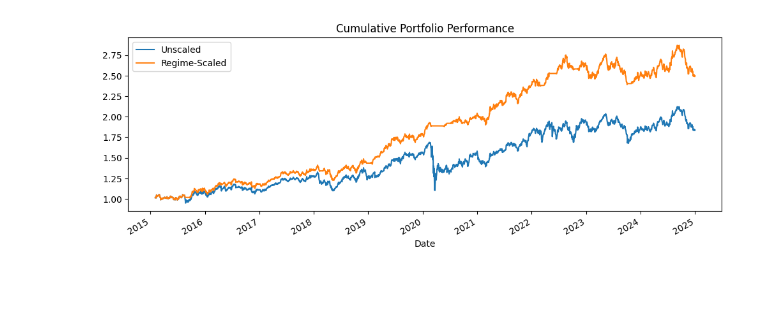
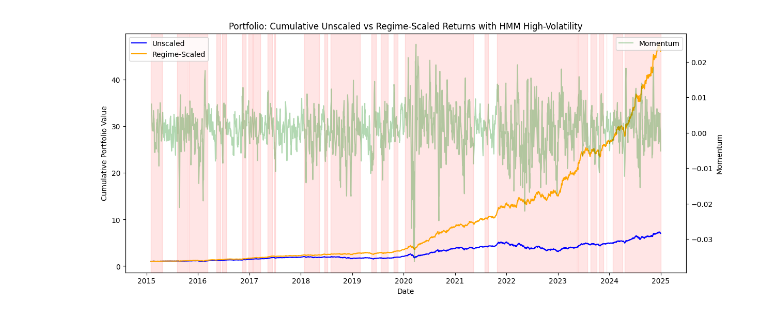
Before and after one commit to xiaojingxx/hmm-mcmc-portfolio, a Jupyter notebook: notebooks/06_backtest.ipynb, the cells around one changed output. Saved outputs shown, nothing was run; the diff lists cells and outputs as text; code cells hidden in the pictures; blank space fills up the shorter version.

```diff
--- a/notebooks/06_backtest.ipynb
+++ b/notebooks/06_backtest.ipynb
@@ -7,7 +7,7 @@ import pandas as pd
 from scripts.backtest.backtest_utils import backtest_portfolio
 # %%
 portfolio = pd.read_csv(
-    "../data/processed/portfolio_returns.csv",
+    "../data/processed/portfolio_hmm.csv",
     index_col=0,
     parse_dates=True
 )
@@ -24,11 +24,91 @@ pd.DataFrame([raw_perf, scaled_perf],
 # %%
+import os
+import glob
+import re
+import pandas as pd
 import matplotlib.pyplot as plt
 
-plt.figure(figsize=(12,4))
-(1 + portfolio.raw_returns).cumprod().plot(label="Unscaled")
-(1 + portfolio.scaled_returns).cumprod().plot(label="Regime-Scaled")
-plt.legend()
-plt.title("Cumulative Portfolio Performance")
-plt.show()
+def load_hmm_data(folder_path):
+    """
+    Load all hmm_<asset>.csv files in folder into a dictionary keyed by asset name.
+    """
+    pattern = re.compile(r'hmm_([A-Za-z0-9]+)')
+    files = glob.glob(os.path.join(folder_path, "hmm_*.csv"))
+
+    hmm_data = {}
+    for file in files:
+        filename = os.path.basename(file)
+        match = pattern.match(filename)
+        if match:
+            asset = match.group(1)
+            df = pd.read_csv(file, index_col=0)
+            df.index = pd.to_datetime(df.index)  # ensure datetime index
+            hmm_data[asset] = df
+    return hmm_data
+
+def construct_portfolio(hmm_data):
+    """
+    Compute portfolio-level raw and scaled returns (mean across assets)
+    """
+    raw_returns = pd.concat(
+        [df[f"{asset}_ret"] for asset, df in hmm_data.items()],
+        axis=1
+    ).mean(axis=1)
+
+    scaled_returns = pd.concat(
+        [df[f"{asset}_ret"] * df['risk_scale'] for asset, df in hmm_data.items()],
+        axis=1
+    ).mean(axis=1)
+
+    portfolio_df = pd.DataFrame({
+        'raw_returns': raw_returns,
+        'scaled_returns': scaled_returns
+    })
+    return portfolio_df
+
+def plot_portfolio_with_hmm(portfolio_df, hmm_data, mom_window=5):
+    """
+    Plot cumulative portfolio returns with high-volatility shading and momentum overlay
+    """
+    df = portfolio_df.copy()
+    df['cum_unscaled'] = (1 + df['raw_returns']).cumprod()
+    df['cum_scaled'] = (1 + df['scaled_returns']).cumprod()
+    df['momentum'] = df['raw_returns'].rolling(mom_window).mean()
+
+    # Detect high-volatility dates: any asset in its high-vol regime
+    high_vol_state = pd.Series(False, index=df.index)
+    for asset, asset_df in hmm_data.items():
+        high_vol_regime = asset_df.groupby("regime")[f"{asset}_vol"].mean().idxmax()
+        high_vol_state |= (asset_df["regime"] == high_vol_regime)
+
+    plt.figure(figsize=(14,6))
+
+    # Plot cumulative returns
+    plt.plot(df.index, df['cum_unscaled'], label="Unscaled", color="blue")
+    plt.plot(df.index, df['cum_scaled'], label="Regime-Scaled", color="orange")
+
+    # Shade high-volatility periods
+    for start, end in zip(df.index[high_vol_state & (~high_vol_state.shift(1).fillna(False))],
+                          df.index[high_vol_state & (~high_vol_state.shift(-1).fillna(False))]):
+        plt.axvspan(start, end, color="red", alpha=0.1)
+
+    # Momentum overlay
+    ax1 = plt.gca()
+    ax2 = ax1.twinx()
+    ax2.plot(df.index, df['momentum'], label="Momentum", color="green", alpha=0.3)
+    ax2.set_ylabel("Momentum")
+
+    plt.title("Portfolio: Cumulative Unscaled vs Regime-Scaled Returns with HMM High-Volatility")
+    ax1.set_xlabel("Date")
+    ax1.set_ylabel("Cumulative Portfolio Value")
+    ax1.legend(loc="upper left")
+    ax2.legend(loc="upper right")
+    plt.show()
+
+# === Usage Example ===
+folder_path = "../data/processed"  # replace with your folder path
+hmm_data = load_hmm_data(folder_path)
+portfolio_df = construct_portfolio(hmm_data)
+plot_portfolio_with_hmm(portfolio_df, hmm_data)
 # %% [output]
-[figure, old version]
+[figure, new version]
```
Also changed, not shown: parts of 1 cell of this notebook, 21 other files.
